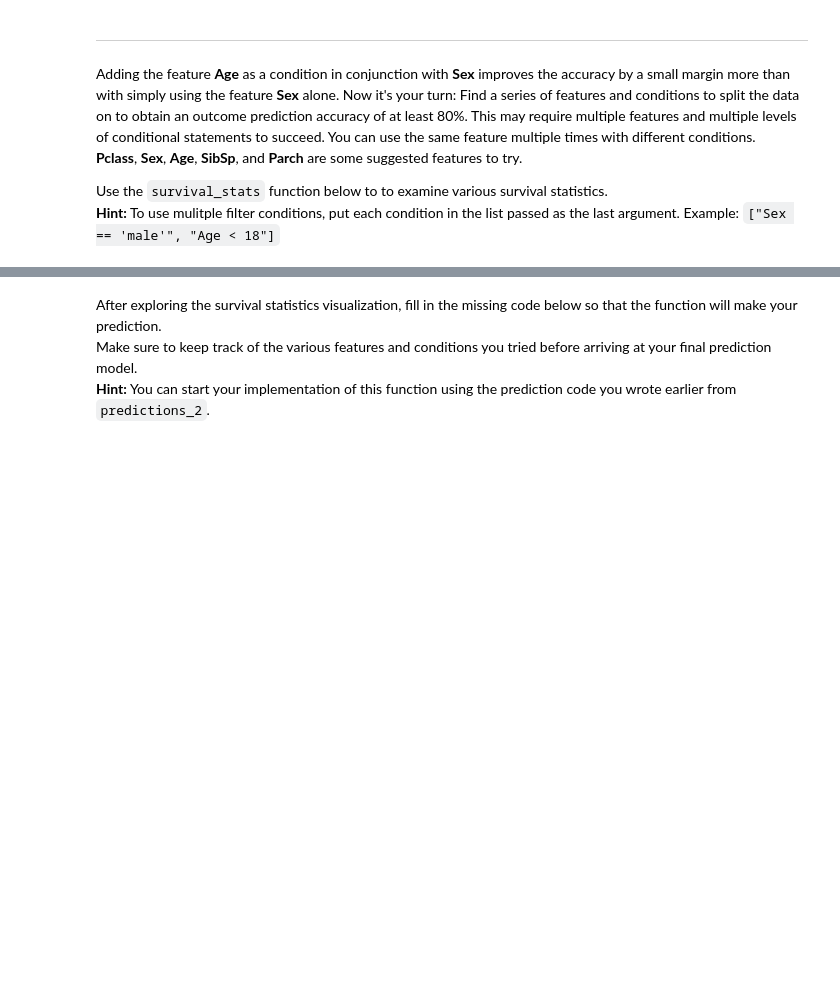
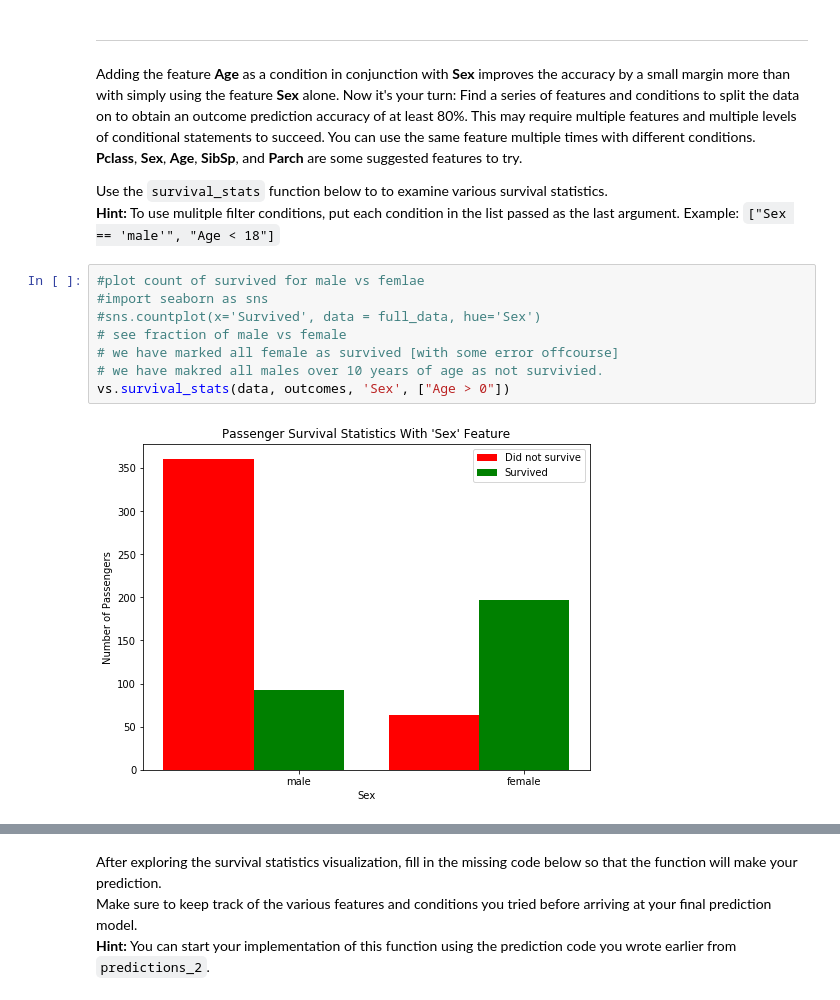
Before and after one commit to alamgirm/titanic_survival_exploration, a Jupyter notebook: titanic_survival_exploration.ipynb, the cells around one changed output, grey strips where cells are left out. Drawn from its saved outputs; the diff is of its cells as text; blank space fills up the shorter version.

```diff
--- a/titanic_survival_exploration.ipynb
+++ b/titanic_survival_exploration.ipynb
@@ -218,3 +218,13 @@ Adding the feature **Age** as a condition in conjunction with **Sex** improves t
 
 Use the `survival_stats` function below to to examine various survival statistics.
 **Hint:** To use mulitple filter conditions, put each condition in the list passed as the last argument. Example: `["Sex == 'male'", "Age < 18"]`
+# %%
+#plot count of survived for male vs femlae
+#import seaborn as sns
+#sns.countplot(x='Survived', data = full_data, hue='Sex')
+# see fraction of male vs female
+# we have marked all female as survived [with some error offcourse]
+# we have makred all males over 10 years of age as not survivied.
+vs.survival_stats(data, outcomes, 'Sex', ["Age > 0"])
+# %% [output]
+[figure, added]
```
Also changed, not shown: parts of 10 cells of this notebook.
